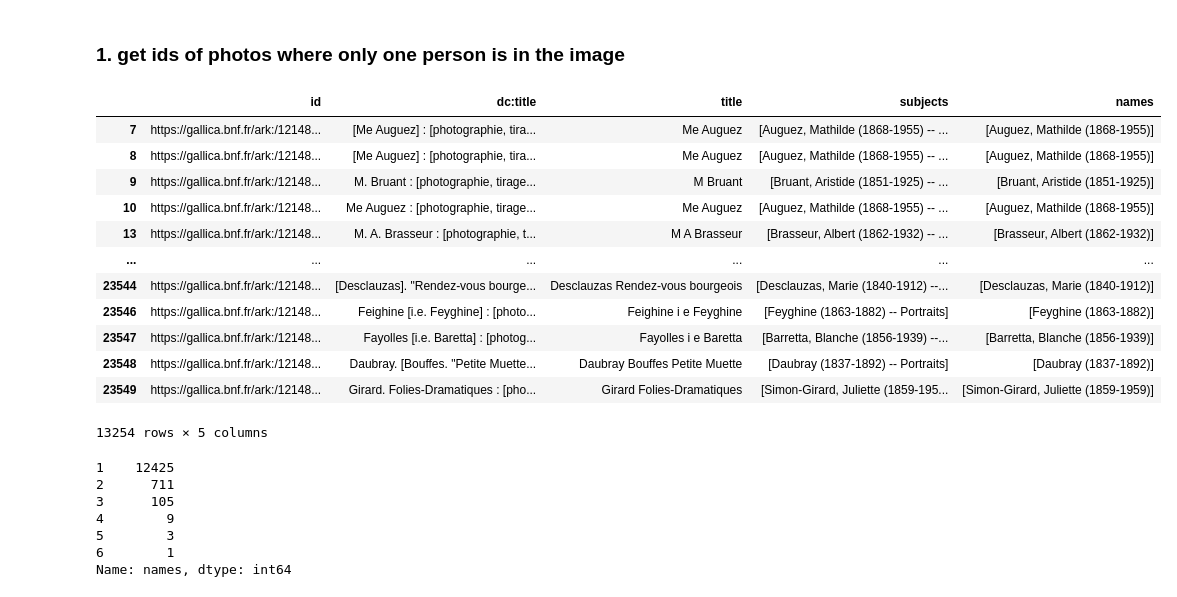
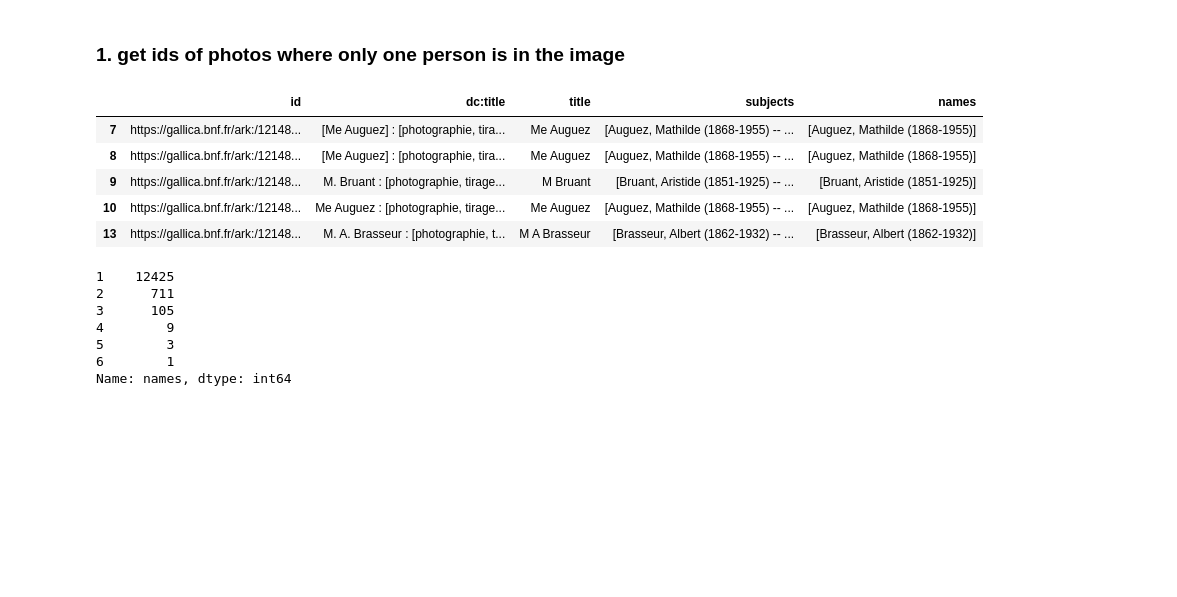
Before and after one commit to liabifano/humans-of-paris-1900, a Jupyter notebook: notebooks/extracting age and gender.ipynb, the cells around one changed output. Cells and saved outputs as stored; diff of their text form; code cells hidden in the pictures; blank space fills up the shorter version.

```diff
--- a/notebooks/extracting age and gender.ipynb
+++ b/notebooks/extracting age and gender.ipynb
@@ -29,21 +37,14 @@ finally we do some evaluation
 # %%
 df = pd.read_pickle('data/named_subjects.pkl')
 # %%
-df
+df.head()
 # %% [output]
 |  | id | dc:title | title | subjects | names |
 | 7 | https://gallica.bnf.fr/ark:/12148... | [Me Auguez] : [photographie, tira... | Me Auguez | [Auguez, Mathilde (1868-1955) -- ... | [Auguez, Mathilde (1868-1955)] |
 | 8 | https://gallica.bnf.fr/ark:/12148... | [Me Auguez] : [photographie, tira... | Me Auguez | [Auguez, Mathilde (1868-1955) -- ... | [Auguez, Mathilde (1868-1955)] |
 | 9 | https://gallica.bnf.fr/ark:/12148... | M. Bruant : [photographie, tirage... | M Bruant | [Bruant, Aristide (1851-1925) -- ... | [Bruant, Aristide (1851-1925)] |
 | 10 | https://gallica.bnf.fr/ark:/12148... | Me Auguez : [photographie, tirage... | Me Auguez | [Auguez, Mathilde (1868-1955) -- ... | [Auguez, Mathilde (1868-1955)] |
 | 13 | https://gallica.bnf.fr/ark:/12148... | M. A. Brasseur : [photographie, t... | M A Brasseur | [Brasseur, Albert (1862-1932) -- ... | [Brasseur, Albert (1862-1932)] |
-| ... | ... | ... | ... | ... | ... |
-| 23544 | https://gallica.bnf.fr/ark:/12148... | [Desclauzas]. "Rendez-vous bourge... | Desclauzas Rendez-vous bourgeois | [Desclauzas, Marie (1840-1912) --... | [Desclauzas, Marie (1840-1912)] |
-| 23546 | https://gallica.bnf.fr/ark:/12148... | Feighine [i.e. Feyghine] : [photo... | Feighine i e Feyghine | [Feyghine (1863-1882) -- Portraits] | [Feyghine (1863-1882)] |
-| 23547 | https://gallica.bnf.fr/ark:/12148... | Fayolles [i.e. Baretta] : [photog... | Fayolles i e Baretta | [Barretta, Blanche (1856-1939) --... | [Barretta, Blanche (1856-1939)] |
-| 23548 | https://gallica.bnf.fr/ark:/12148... | Daubray. [Bouffes. "Petite Muette... | Daubray Bouffes Petite Muette | [Daubray (1837-1892) -- Portraits] | [Daubray (1837-1892)] |
-| 23549 | https://gallica.bnf.fr/ark:/12148... | Girard. Folies-Dramatiques : [pho... | Girard Folies-Dramatiques | [Simon-Girard, Juliette (1859-195... | [Simon-Girard, Juliette (1859-1959)] |
-13254 rows × 5 columns
 # %%
 person_per_image = df.names.map(len)
 # %%
```
Also changed, not shown: parts of 17 cells of this notebook, 11 other files.
